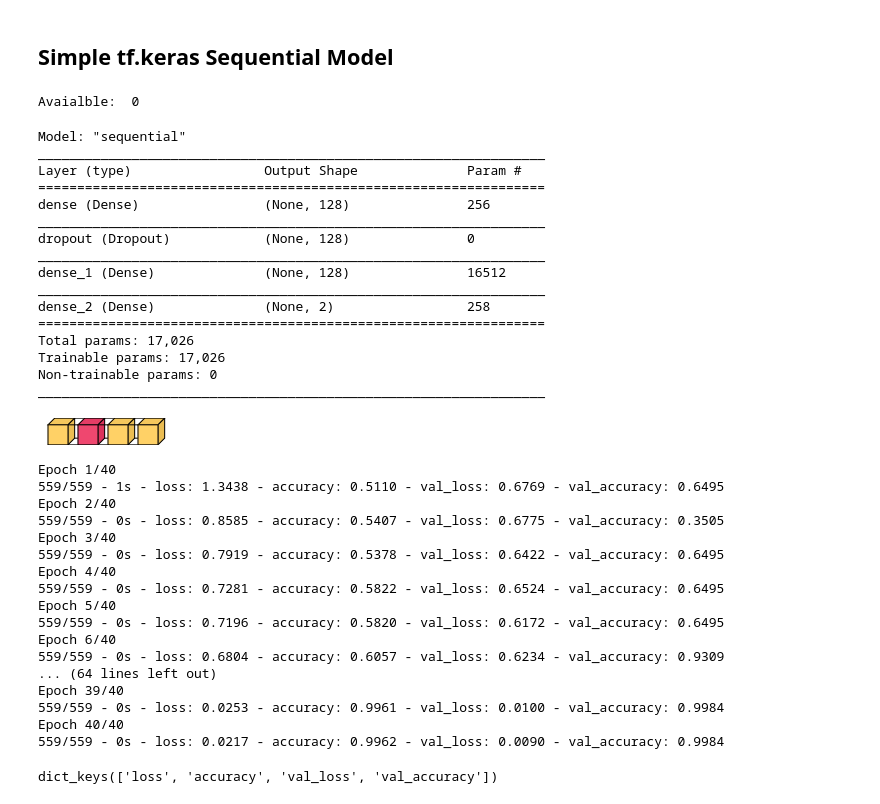
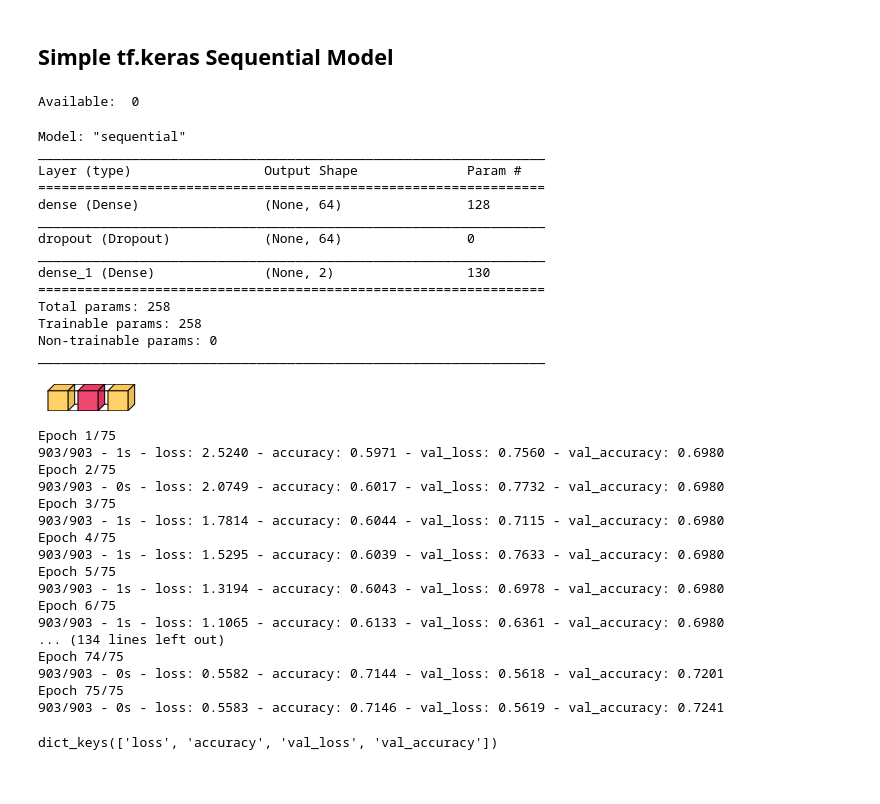
Before and after one commit to kavindaperera/nova-shield-proximity-classification, a Jupyter notebook: Sequential Model.ipynb, the cells around one changed output. Cells and saved outputs as stored; diff of their text form; code cells hidden in the pictures.

Commit message:
Add first sequencial model - `1 dense layer` - `64 hidden layer size` - `75 epoch`

```diff
--- a/Sequential Model.ipynb
+++ b/Sequential Model.ipynb
@@ -8,4 +8,6 @@ from sklearn.utils import shuffle
 from sklearn.preprocessing import MinMaxScaler
 import visualkeras
 import matplotlib.pyplot as plt
+# %%
+model_name = '1denselayers_hiddenlayersize64'
 # %%
@@ -65,21 +64,14 @@ from tensorflow import lite
 # %%
 physial_devices = tf.config.experimental.list_physical_devices('GPU')
-print("Avaialble: ", len(physial_devices))
+print("Available: ", len(physial_devices))
 # %% [output]
-Avaialble:  0
+Available:  0
 # %%
-# model = Sequential([
-#     Dense(units=16, input_shape=(1,), activation='relu'), # first hidden layer - 16 neurons
-#     Dense(units=32, activation='relu'),
-#     Dense(units=2, activation='softmax')
-# ])
+model = Sequential([
+    Dense(units=64, input_shape=(1,), activation='relu'),
+    Dropout(rate = 0.1),
+    Dense(units=2, activation='softmax')
+])
-# %%
-model = Sequential([
-    Dense(units=128, input_shape=(1,), activation='relu'), # first hidden layer - 128 neurons
-    Dropout(rate =  0.25),
-    Dense(units=128, activation='relu'),
-    Dense(units=2, activation='softmax')
-])
 # %%
 model.summary()
 # %% [output]
@@ -87,44 +79,42 @@ Model: "sequential"
 _________________________________________________________________
 Layer (type)                 Output Shape              Param #
 =================================================================
-dense (Dense)                (None, 128)               256
+dense (Dense)                (None, 64)                128
 _________________________________________________________________
-dropout (Dropout)            (None, 128)               0
+dropout (Dropout)            (None, 64)                0
 _________________________________________________________________
-dense_1 (Dense)              (None, 128)               16512
-_________________________________________________________________
-dense_2 (Dense)              (None, 2)                 258
+dense_1 (Dense)              (None, 2)                 130
 =================================================================
-Total params: 17,026
-Trainable params: 17,026
+Total params: 258
+Trainable params: 258
 Non-trainable params: 0
 _________________________________________________________________
 # %%
-visualkeras.layered_view(model)
+visualkeras.layered_view(model, to_file= 'visualkeras/' + model_name + '.png')
 # %% [output]
-[figure, old version]
+[figure, new version]
 # %%
 model.compile(optimizer=Adam(learning_rate=0.0001), loss='sparse_categorical_crossentropy', metrics=['accuracy'])
 # %%
-history = model.fit(x=scaled_train_samples, y=train_labels, validation_split=0.1, batch_size=10, epochs=40, shuffle=True, verbose=2)
+history = model.fit(x=scaled_train_samples, y=train_labels, validation_split=0.2, batch_size=10, epochs=75, shuffle=True, verbose=2)
 # %% [output]
-Epoch 1/40
-559/559 - 1s - loss: 1.3438 - accuracy: 0.5110 - val_loss: 0.6769 - val_accuracy: 0.6495
-Epoch 2/40
-559/559 - 0s - loss: 0.8585 - accuracy: 0.5407 - val_loss: 0.6775 - val_accuracy: 0.3505
-Epoch 3/40
-559/559 - 0s - loss: 0.7919 - accuracy: 0.5378 - val_loss: 0.6422 - val_accuracy: 0.6495
-Epoch 4/40
-559/559 - 0s - loss: 0.7281 - accuracy: 0.5822 - val_loss: 0.6524 - val_accuracy: 0.6495
-Epoch 5/40
-559/559 - 0s - loss: 0.7196 - accuracy: 0.5820 - val_loss: 0.6172 - val_accuracy: 0.6495
-Epoch 6/40
-559/559 - 0s - loss: 0.6804 - accuracy: 0.6057 - val_loss: 0.6234 - val_accuracy: 0.9309
-... (64 lines left out)
-Epoch 39/40
-559/559 - 0s - loss: 0.0253 - accuracy: 0.9961 - val_loss: 0.0100 - val_accuracy: 0.9984
-Epoch 40/40
-559/559 - 0s - loss: 0.0217 - accuracy: 0.9962 - val_loss: 0.0090 - val_accuracy: 0.9984
+Epoch 1/75
+903/903 - 1s - loss: 2.5240 - accuracy: 0.5971 - val_loss: 0.7560 - val_accuracy: 0.6980
+Epoch 2/75
+903/903 - 0s - loss: 2.0749 - accuracy: 0.6017 - val_loss: 0.7732 - val_accuracy: 0.6980
+Epoch 3/75
+903/903 - 1s - loss: 1.7814 - accuracy: 0.6044 - val_loss: 0.7115 - val_accuracy: 0.6980
+Epoch 4/75
+903/903 - 1s - loss: 1.5295 - accuracy: 0.6039 - val_loss: 0.7633 - val_accuracy: 0.6980
+Epoch 5/75
+903/903 - 1s - loss: 1.3194 - accuracy: 0.6043 - val_loss: 0.6978 - val_accuracy: 0.6980
+Epoch 6/75
+903/903 - 1s - loss: 1.1065 - accuracy: 0.6133 - val_loss: 0.6361 - val_accuracy: 0.6980
+... (134 lines left out)
+Epoch 74/75
+903/903 - 0s - loss: 0.5582 - accuracy: 0.7144 - val_loss: 0.5618 - val_accuracy: 0.7201
+Epoch 75/75
+903/903 - 0s - loss: 0.5583 - accuracy: 0.7146 - val_loss: 0.5619 - val_accuracy: 0.7241
 # %%
 # list all data in history
 print(history.history.keys())
```
Also changed, not shown: parts of 13 cells of this notebook, 14 other files.
